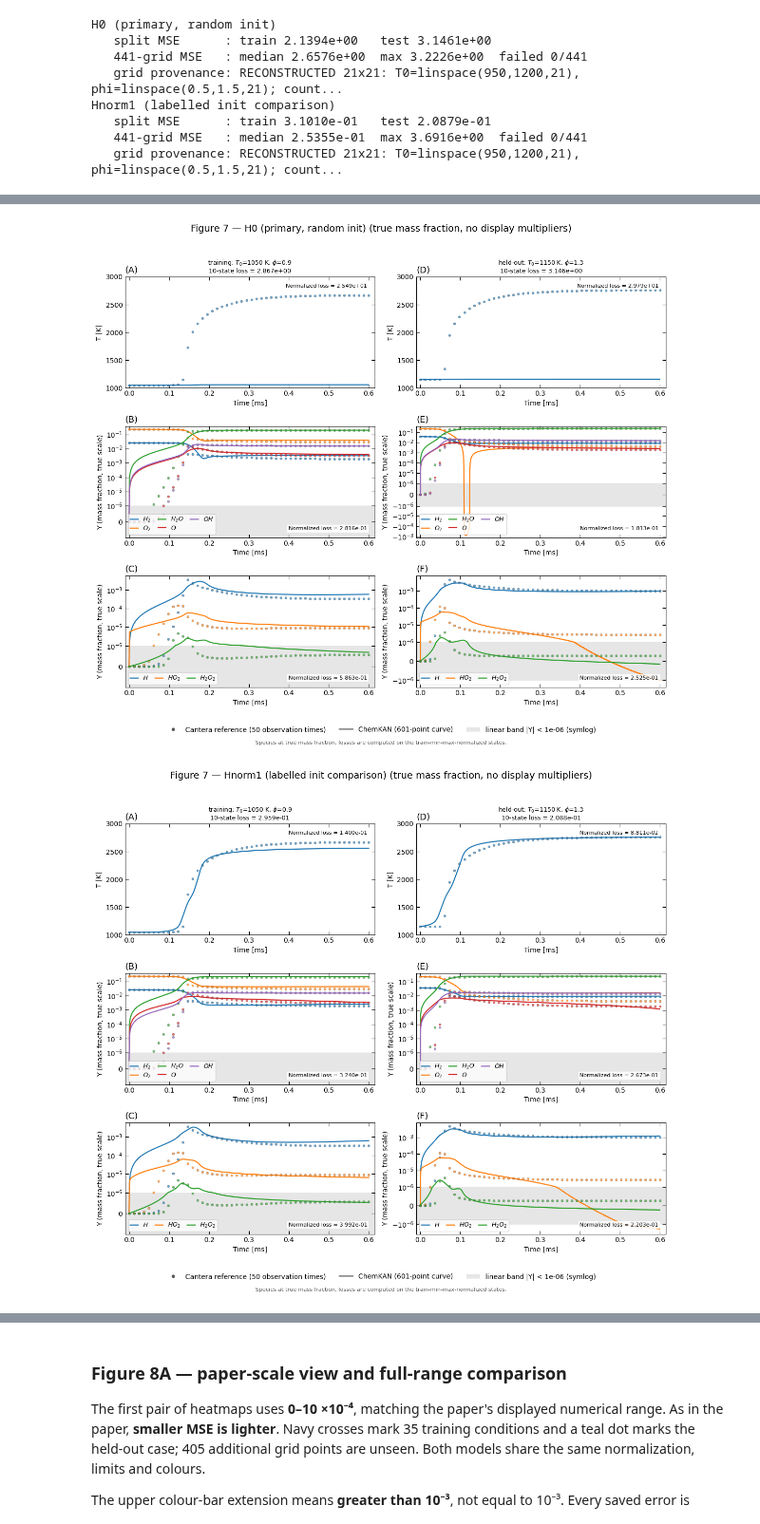
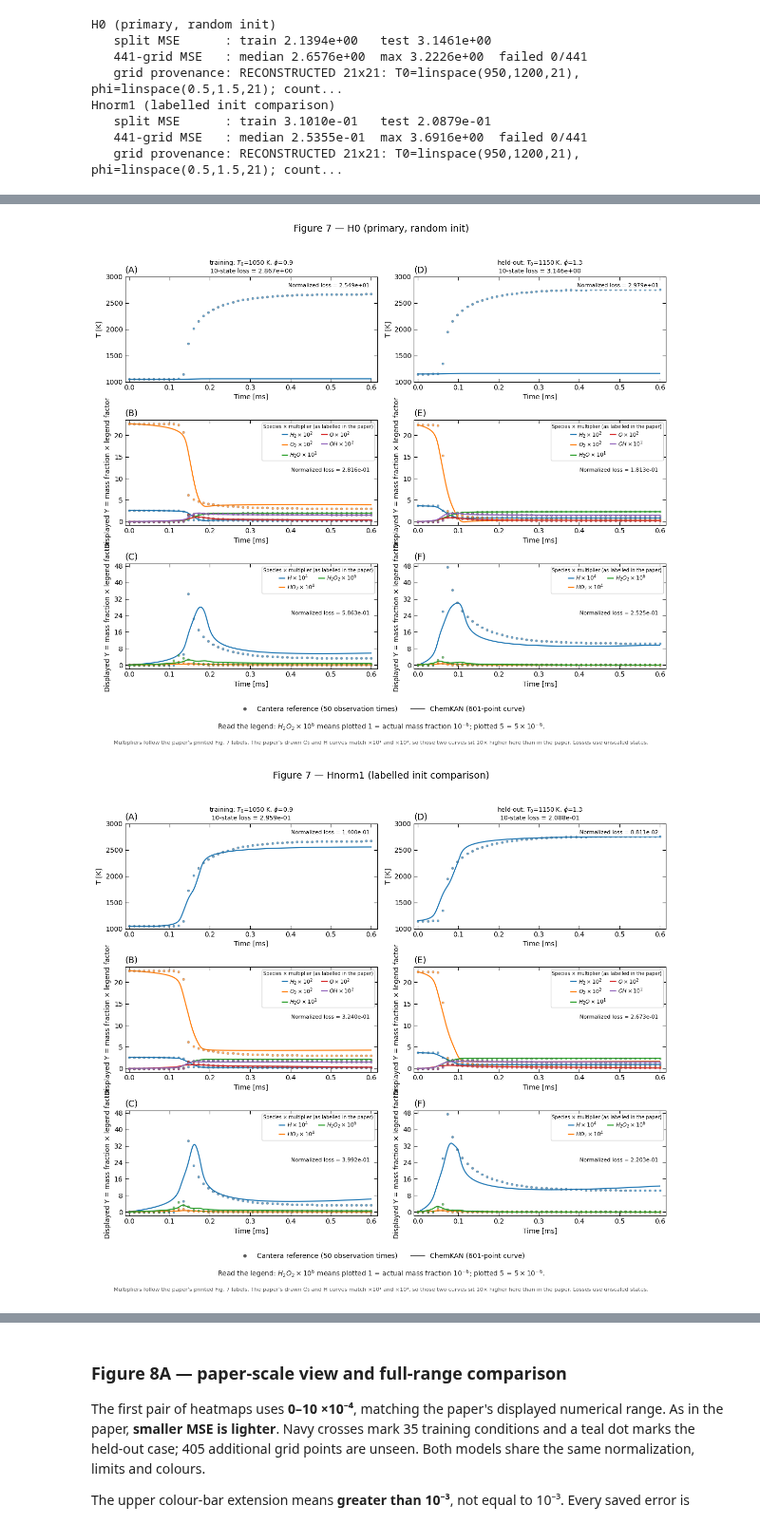
Before and after one commit to bnkglu/chemkan-tuwien, a Jupyter notebook: chemkan/notebooks/08_hydrogen_reproduction.ipynb, the cells around one changed output, grey strips where cells are left out. Shown at 95% size. Cells and saved outputs as stored; diff of their text form; code cells hidden in the pictures.

```diff
--- a/chemkan/notebooks/08_hydrogen_reproduction.ipynb
+++ b/chemkan/notebooks/08_hydrogen_reproduction.ipynb
@@ -170,32 +239,33 @@ that version (`fig07_hydrogen_trajectories_<model>.png`), but it is not shown he
 # %%
 # Figure code: chemkan/scripts/figures/fig07_hydrogen_trajectories.py
 import pandas as pd
 
 from fig07_hydrogen_trajectories import CONDITIONS, make_true_scale_figure
 from fig07_hydrogen_trajectories import make_figure as make_fig07
 
 # Re-exported for the diagnostic cells further down, so the conditions and the dense grid
 # have one definition (the figure script's).
 CONDS = CONDITIONS
 
-# Evaluates both models once and writes the per-state loss table. It also saves the
-# display-multiplier figure files, which are closed here rather than shown.
+# Evaluates both models once, writes the per-state loss table and saves the figures.
+# Paper-style Figure 7 first (the paper's printed display multipliers), one per model.
 multiplier_figs, fig07_results = make_fig07(
     run_dirs={label: directory for label, (_stem, directory) in SETS.items()},
     output_dir=FIG_DIR, table_path=TABLE_DIR / "fig07_hydrogen_per_state_mse.csv")
 for fig in multiplier_figs.values():
+    display(fig)
     plt.close(fig)
 t_d = fig07_results["t_dense"]
 
 _, fig07_true_scale = make_true_scale_figure(precomputed=fig07_results, output_dir=FIG_DIR,
                                              show=True)
 
 display(pd.DataFrame(fig07_results["rows"]).drop(columns="checkpoint"))
 print("Predicted mass fractions that go negative:")
 for (label, T0, phi), bad in sorted(fig07_true_scale["negatives"].items()):
     print(f"  {label:38s} T0={T0:.0f} K phi={phi}: {', '.join(bad)}")
 if not fig07_true_scale["negatives"]:
     print("  none")
 # %% [output]
-[figure, old version]
+[figure, new version]
-[figure, old version]
+[figure, new version]
```
Also changed, not shown: parts of 5 cells of this notebook, 12 other files.
